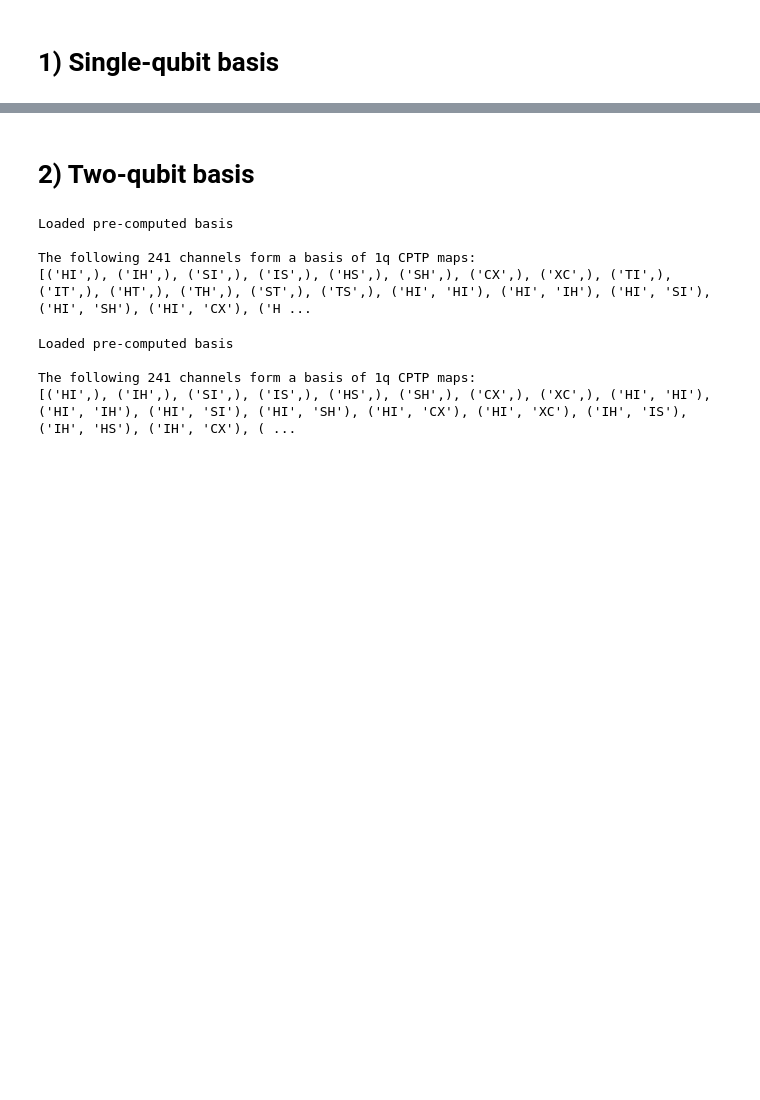
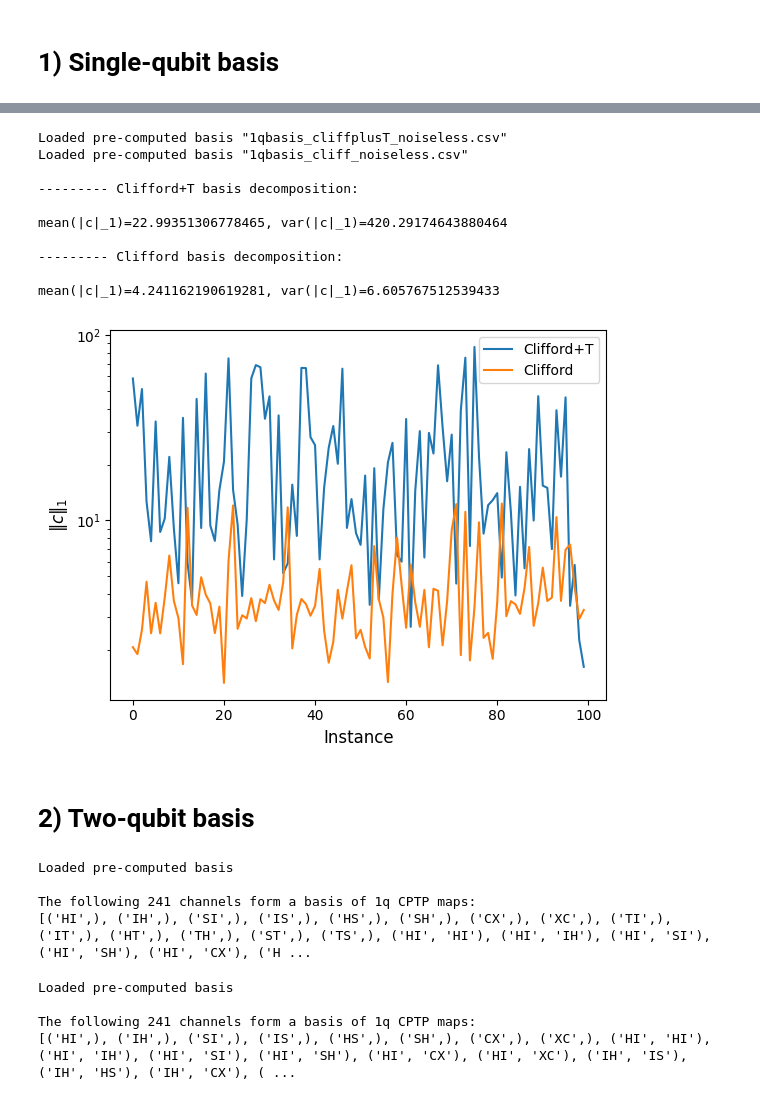
Before and after one commit to allandavidcony/CIPEC, a Jupyter notebook: noiseless_basis.ipynb, the cells around one changed output, grey strips where cells are left out. Cells and saved outputs as stored; diff of their text form; code cells hidden in the pictures; blank space fills up the shorter version.

Commit message:
computed coeffs and compared different basis

```diff
--- a/noiseless_basis.ipynb
+++ b/noiseless_basis.ipynb
@@ -63,3 +60,18 @@ Here are their Choi matrices:
  [0. 1. 0. 0.]
  [0. 0. 0. 0.]
  [0. 0. 0. 0.]]
+# %%
+B_T = noiseless_basis(1,include_T=True)
+B_Cliff = noiseless_basis(1,include_T=False)
+
+U = gates.UnitaryChannel(0,[(1.,qi.random_unitary(2))]).to_choi()
+print(f'\n--------- Random unitary channel:\n\nU={np.round(U,2)}\n')
+
+for name,B in [('Clifford+T',B_T), ('Clifford',B_Cliff)]:
+    c = decomposition_coefficients(U, B)
+    negativity = np.linalg.norm(c,1)
+
+    #sanity check
+    U_expanded = np.sum([c[i]*list(B.values())[i] for i in range(len(B))],0)
+    error = np.linalg.norm(U-U_expanded)
+    print(f'--------- {name} basis decomposition:\n\nc={np.round(c,2)}\n\n|c|_1={np.round(negativity,2)}\n\nerror={np.round(error,2)}\n')
@@ -66,3 +96,39 @@ Here are their Choi matrices:
+# %%
+# comparing the negativity of the two bases
+n_samples = 100
+
+B_T = noiseless_basis(1,include_T=True)
+B_Cliff = noiseless_basis(1,include_T=False)
+
+plt.figure()
+legends = []
+
+for name,B in [('Clifford+T',B_T), ('Clifford',B_Cliff)]:
+    negativity = []
+    for i in range(n_samples):
+        U = gates.UnitaryChannel(0,[(1.,qi.random_unitary(2))]).to_choi()
+        c = decomposition_coefficients(U, B)
+        negativity.append(np.linalg.norm(c,1))
+    print(f'\n--------- {name} basis decomposition:\n\nmean(|c|_1)={np.mean(negativity)}, var(|c|_1)={np.var(negativity)}')
+    plt.plot(negativity)
+    legends.append(name)
+
+plt.xlabel('Instance',fontsize='large')
+plt.ylabel(r'$\|c\|_1$',fontsize='large')
+plt.yscale('log')
+plt.legend(legends);
+# %% [output]
+Loaded pre-computed basis "1qbasis_cliffplusT_noiseless.csv"
+Loaded pre-computed basis "1qbasis_cliff_noiseless.csv"
+
+--------- Clifford+T basis decomposition:
+
+mean(|c|_1)=22.99351306778465, var(|c|_1)=420.29174643880464
+
+--------- Clifford basis decomposition:
+
+mean(|c|_1)=4.241162190619281, var(|c|_1)=6.605767512539433
+[figure, added]
 # %% [markdown]
 # 2) Two-qubit basis
 # %%
```
Also changed, not shown: parts of 7 cells of this notebook, 2 other files.
